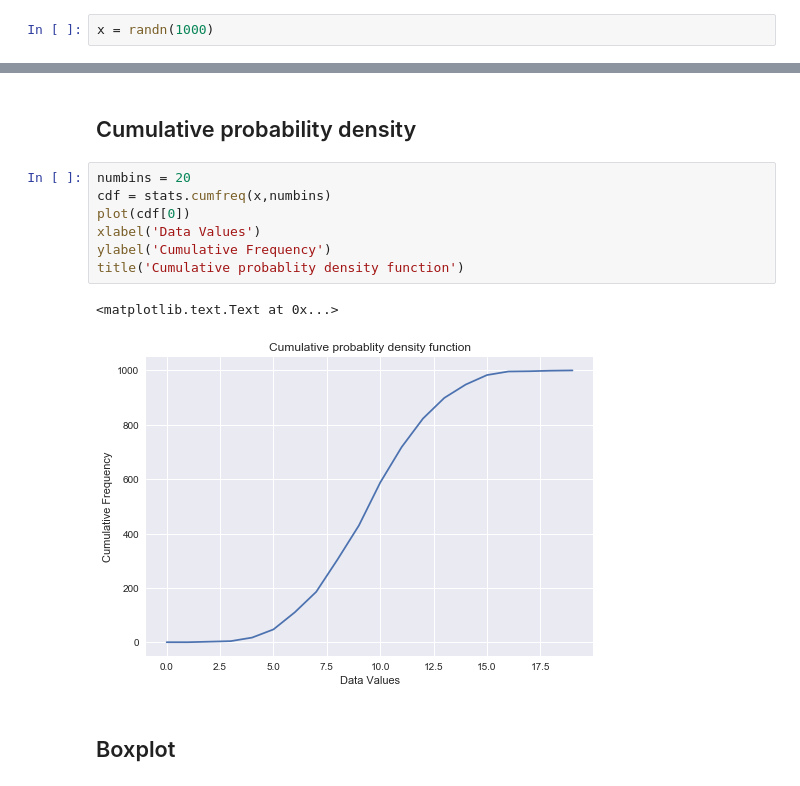
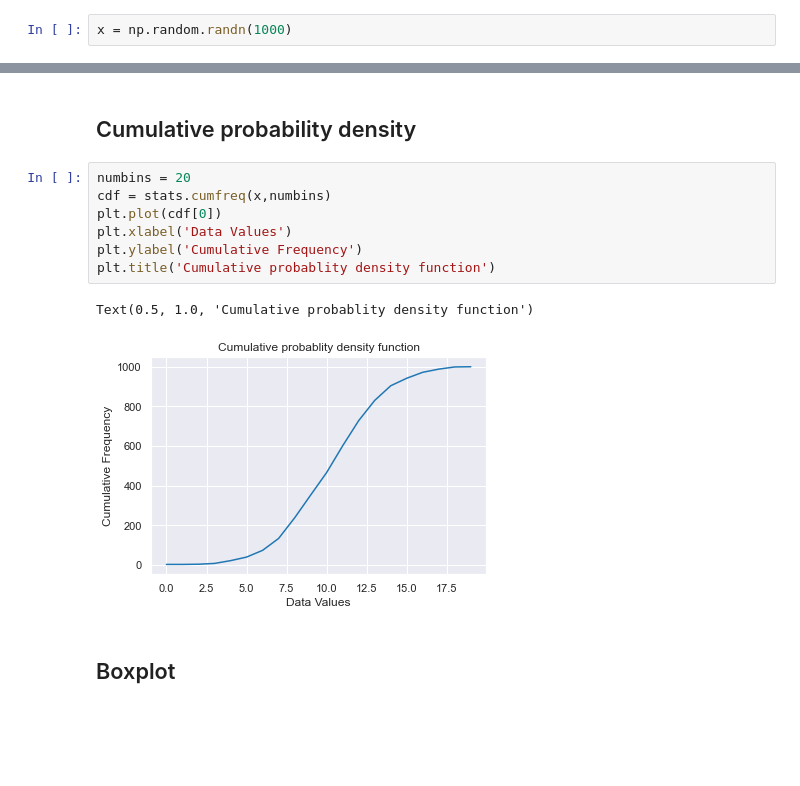
Before and after one commit to thomas-haslwanter/statsintro_python, a Jupyter notebook: ipynb/4_dataDisplay.ipynb, the cells around one changed output, grey strips where cells are left out. Cells and saved outputs as stored; diff of their text form; blank space fills up the shorter version.

```diff
--- a/ipynb/4_dataDisplay.ipynb
+++ b/ipynb/4_dataDisplay.ipynb
@@ -60,3 +59,3 @@ title('Histogram, default settings')
 # %%
-x = randn(1000)
+x = np.random.randn(1000)
 # %%
@@ -84,13 +83,13 @@ ylabel('Density')
 # %%
 numbins = 20
 cdf = stats.cumfreq(x,numbins)
-plot(cdf[0])
-xlabel('Data Values')
-ylabel('Cumulative Frequency')
-title('Cumulative probablity density function')
+plt.plot(cdf[0])
+plt.xlabel('Data Values')
+plt.ylabel('Cumulative Frequency')
+plt.title('Cumulative probablity density function')
 # %% [output]
-<matplotlib.text.Text at 0x...>
+Text(0.5, 1.0, 'Cumulative probablity density function')
-[figure, old version]
+[figure, new version]
 # %% [markdown]
 ## Boxplot
 # %%
```
Also changed, not shown: parts of 13 cells of this notebook, 39 other files.
